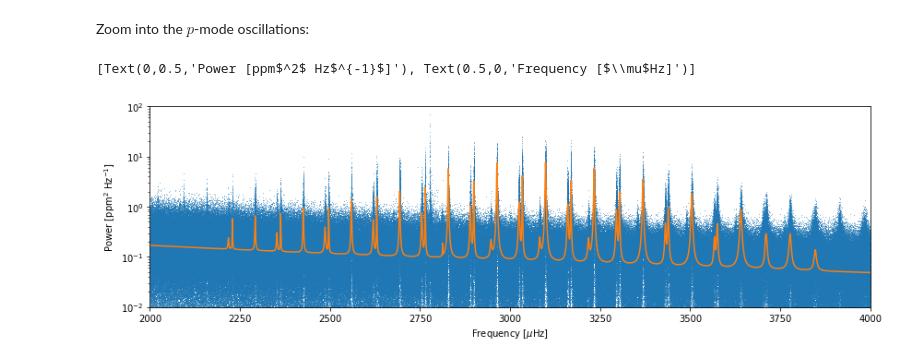
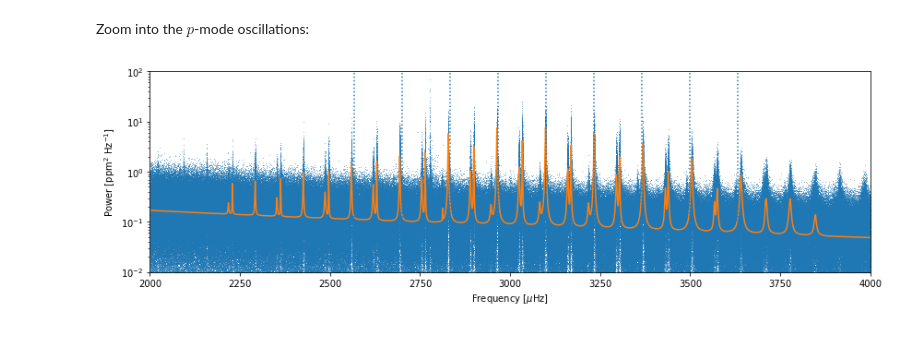
Before and after one commit to bmorris3/virgopsd, a Jupyter notebook: virgo_lc.ipynb, the cells around one changed output. Saved outputs shown, nothing was run; the diff lists cells and outputs as text; code cells hidden in the pictures.

```diff
--- a/virgo_lc.ipynb
+++ b/virgo_lc.ipynb
@@ -357,14 +371,16 @@ Zoom into the $p$-mode oscillations:
 # %%
 fig, ax = plt.subplots(figsize=(14, 4))
 ax.semilogy(1e6 * f, Pxx_den * 1e6, ',', rasterized=True, alpha=0.5)
 ax.semilogy(1e6 * f, kernel.get_psd(2*np.pi*f) * 1e6)
 # ax.loglog(1e6 * f, psd)
 ax.set_xlim([2000, 4000])
 ax.set_ylim([1e-2, 1e2])
 ax.set(xlabel="Frequency [$\mu$Hz]", ylabel='Power [ppm$^2$ Hz$^{-1}$]')
+
+for i in np.arange(-4, 5) * (135.1 - 2) + (3090 + 10):
+    ax.axvline(i, ls=':')
 # fig.savefig('paper_plots/psd_zoom.pdf', bbox_inches='tight')
 # %% [output]
-[Text(0,0.5,'Power [ppm$^2$ Hz$^{-1}$]'), Text(0.5,0,'Frequency [$\\mu$Hz]')]
-[figure, old version]
+[figure, new version]
 # %%
 np.savetxt('parameter_vector.txt', kernel.get_parameter_vector())
```
Also changed, not shown: parts of 1 cell of this notebook, 3 other files.
